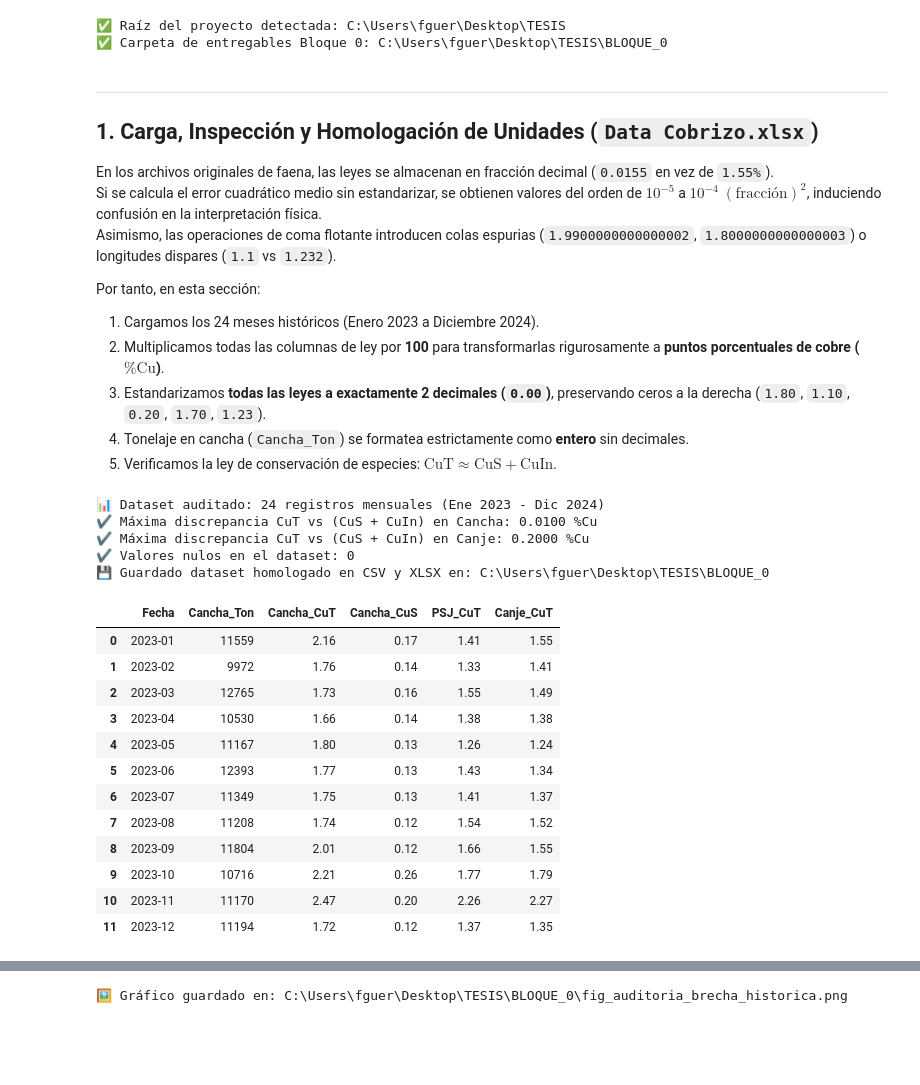
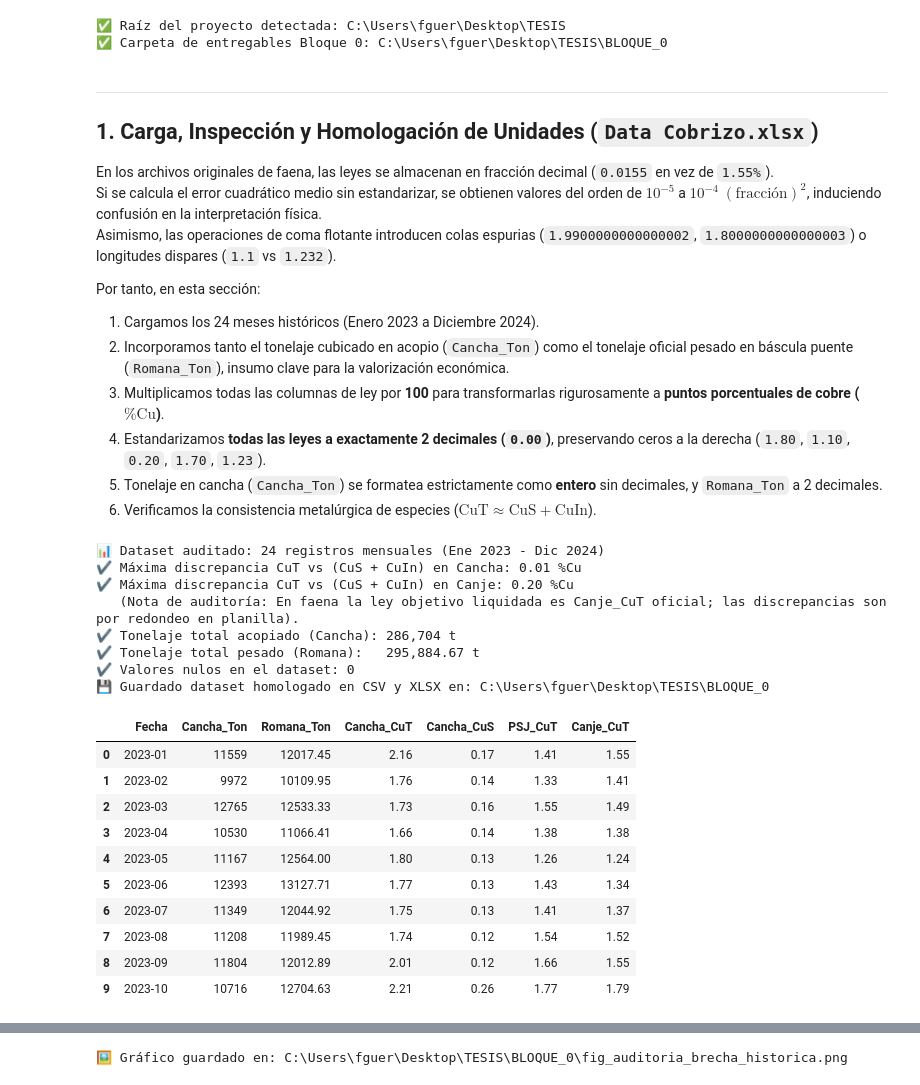
Before and after one commit to guerrafmaturana-arch/TESIS, a Jupyter notebook: BLOQUE_0/00_auditoria_datos.ipynb, the cells around one changed output, grey strips where cells are left out. Drawn from its saved outputs; the diff is of its cells as text; code cells hidden in the pictures; blank space fills up the shorter version.

Commit message:
feat(bloque-0): sincronizar informe tecnico y datasets con revision de auditoria v2.1 (Romana_Ton, formato de decimales y formulas ENAMI)

```diff
--- a/BLOQUE_0/00_auditoria_datos.ipynb
+++ b/BLOQUE_0/00_auditoria_datos.ipynb
@@ -71,18 +71,20 @@ Asimismo, las operaciones de coma flotante introducen colas espurias (`1.9900000
 
 Por tanto, en esta sección:
 1. Cargamos los 24 meses históricos (Enero 2023 a Diciembre 2024).
-2. Multiplicamos todas las columnas de ley por **100** para transformarlas rigurosamente a **puntos porcentuales de cobre ($\%\text{Cu}$)**.
-3. Estandarizamos **todas las leyes a exactamente 2 decimales (`0.00`)**, preservando ceros a la derecha (`1.80`, `1.10`, `0.20`, `1.70`, `1.23`).
-4. Tonelaje en cancha (`Cancha_Ton`) se formatea estrictamente como **entero** sin decimales.
-5. Verificamos la ley de conservación de especies: $\text{CuT} \approx \text{CuS} + \text{CuIn}$.
+2. Incorporamos tanto el tonelaje cubicado en acopio (`Cancha_Ton`) como el tonelaje oficial pesado en báscula puente (`Romana_Ton`), insumo clave para la valorización económica.
+3. Multiplicamos todas las columnas de ley por **100** para transformarlas rigurosamente a **puntos porcentuales de cobre ($\%\text{Cu}$)**.
+4. Estandarizamos **todas las leyes a exactamente 2 decimales (`0.00`)**, preservando ceros a la derecha (`1.80`, `1.10`, `0.20`, `1.70`, `1.23`).
+5. Tonelaje en cancha (`Cancha_Ton`) se formatea estrictamente como **entero** sin decimales, y `Romana_Ton` a 2 decimales.
+6. Verificamos la consistencia metalúrgica de especies ($\text{CuT} \approx \text{CuS} + \text{CuIn}$).
 # %%
-# Carga directa del archivo de faena y homologación estricta de 2 decimales
+# Carga directa del archivo de faena y homologación estricta
 excel_path = os.path.join(data_cobrizo_dir, 'Data Cobrizo.xlsx')
 raw_df = pd.read_excel(excel_path, header=None)
 
 # Extracción de filas 2 a 25 (24 meses de balance 2023-2024)
 dates = pd.to_datetime(raw_df.iloc[2:26, 3]).dt.strftime('%Y-%m')
 cancha_ton = raw_df.iloc[2:26, 8].astype(int)
+romana_ton = raw_df.iloc[2:26, 12].astype(float) # Pesaje oficial de báscula
 
 # Columnas de leyes: conversión a %Cu y redondeo a exactamente 2 decimales
 grade_columns_raw = {
@@ -100,24 +102,29 @@ grade_columns_raw = {
 df_audit = pd.DataFrame({
     'Fecha': dates.values,
     'Mes_Num': np.arange(1, 25, dtype=int),
-    'Cancha_Ton': cancha_ton.values
+    'Cancha_Ton': cancha_ton.values,
+    'Romana_Ton': romana_ton.round(2).values
 })
 
 for col_name, series_val in grade_columns_raw.items():
     df_audit[col_name] = series_val.round(2).values
 
-# Verificación de consistencia metalúrgica: CuT = CuS + CuIn
+# Verificación de consistencia metalúrgica: CuT vs (CuS + CuIn)
 cancha_diff = np.abs(df_audit['Cancha_CuT'] - (df_audit['Cancha_CuS'] + df_audit['Cancha_CuIn']))
 canje_diff = np.abs(df_audit['Canje_CuT'] - (df_audit['Canje_CuS'] + df_audit['Canje_CuIn']))
 
 print(f"📊 Dataset auditado: {len(df_audit)} registros mensuales (Ene 2023 - Dic 2024)")
-print(f"✔️ Máxima discrepancia CuT vs (CuS + CuIn) en Cancha: {cancha_diff.max():.4f} %Cu")
-print(f"✔️ Máxima discrepancia CuT vs (CuS + CuIn) en Canje: {canje_diff.max():.4f} %Cu")
+print(f"✔️ Máxima discrepancia CuT vs (CuS + CuIn) en Cancha: {cancha_diff.max():.2f} %Cu")
+print(f"✔️ Máxima discrepancia CuT vs (CuS + CuIn) en Canje: {canje_diff.max():.2f} %Cu")
+print(f"   (Nota de auditoría: En faena la ley objetivo liquidada es Canje_CuT oficial; las discrepancias son por redondeo en planilla).")
+print(f"✔️ Tonelaje total acopiado (Cancha): {df_audit['Cancha_Ton'].sum():,d} t")
+print(f"✔️ Tonelaje total pesado (Romana):   {df_audit['Romana_Ton'].sum():,.2f} t")
 print(f"✔️ Valores nulos en el dataset: {df_audit.isna().sum().sum()}")
 
 # Exportación CSV con formato estricto de 2 decimales (preservando ceros finales)
 grade_cols_list = list(grade_columns_raw.keys())
 df_csv_export = df_audit.copy()
+df_csv_export['Romana_Ton'] = df_csv_export['Romana_Ton'].apply(lambda x: f"{x:.2f}")
 for col in grade_cols_list:
     df_csv_export[col] = df_csv_export[col].apply(lambda x: f"{x:.2f}")
 
@@ -125,7 +132,7 @@ for target_folder in [bloque_dir, data_cobrizo_dir]:
     csv_file = os.path.join(target_folder, 'DATASET_AUDITADO_N24.csv')
     df_csv_export.to_csv(csv_file, index=False)
 
-# Exportación Excel (.xlsx) con estilos profesionales y número de decimales estricto (0.00)
+# Exportación Excel (.xlsx) con estilos profesionales
 for target_folder in [bloque_dir, data_cobrizo_dir]:
     xlsx_file = os.path.join(target_folder, 'DATASET_AUDITADO_N24.xlsx')
     wb = openpyxl.Workbook()
@@ -133,7 +140,6 @@ for target_folder in [bloque_dir, data_cobrizo_dir]:
     ws.title = "Dataset_Auditado_N24"
     ws.views.sheetView[0].showGridLines = True
 
-    # Encabezados
     headers = list(df_audit.columns)
     ws.append(headers)
 
@@ -154,58 +160,60 @@ for target_folder in [bloque_dir, data_cobrizo_dir]:
         cell.alignment = header_align
         cell.border = thin_border
 
-    # Filas de datos
     for r_idx, row_data in enumerate(df_audit.itertuples(index=False), start=2):
         for c_idx, val in enumerate(row_data, start=1):
             cell = ws.cell(row=r_idx, column=c_idx, value=val)
             cell.border = thin_border
             cell.font = Font(name="Calibri", size=10)
             col_name = headers[c_idx - 1]
 
             if col_name == 'Fecha':
                 cell.alignment = Alignment(horizontal="center")
             elif col_name == 'Mes_Num':
                 cell.alignment = Alignment(horizontal="center")
                 cell.number_format = '0'
             elif col_name == 'Cancha_Ton':
                 cell.alignment = Alignment(horizontal="right")
                 cell.number_format = '#,##0'
+            elif col_name == 'Romana_Ton':
+                cell.alignment = Alignment(horizontal="right")
+                cell.number_format = '#,##0.00'
             else: # Leyes %Cu
                 cell.alignment = Alignment(horizontal="right")
                 cell.number_format = '0.00' # Estricto 2 decimales
 
-    # Autoajuste de anchos de columna
     for col in ws.columns:
         max_len = max(len(str(cell.value or '')) for cell in col)
         col_letter = get_column_letter(col[0].column)
         ws.column_dimensions[col_letter].width = max(max_len + 3, 12)
 
     ws.row_dimensions[1].height = 25
     wb.save(xlsx_file)
 
 print(f"💾 Guardado dataset homologado en CSV y XLSX en: {bloque_dir}")
 
-# Vista previa con formateo de 2 decimales uniforme
-df_csv_export[['Fecha', 'Cancha_Ton', 'Cancha_CuT', 'Cancha_CuS', 'PSJ_CuT', 'Canje_CuT']].head(12)
+# Vista previa
+df_csv_export[['Fecha', 'Cancha_Ton', 'Romana_Ton', 'Cancha_CuT', 'Cancha_CuS', 'PSJ_CuT', 'Canje_CuT']].head(10)
 # %% [output]
 📊 Dataset auditado: 24 registros mensuales (Ene 2023 - Dic 2024)
-✔️ Máxima discrepancia CuT vs (CuS + CuIn) en Cancha: 0.0100 %Cu
-✔️ Máxima discrepancia CuT vs (CuS + CuIn) en Canje: 0.2000 %Cu
+✔️ Máxima discrepancia CuT vs (CuS + CuIn) en Cancha: 0.01 %Cu
+✔️ Máxima discrepancia CuT vs (CuS + CuIn) en Canje: 0.20 %Cu
+   (Nota de auditoría: En faena la ley objetivo liquidada es Canje_CuT oficial; las discrepancias son por redondeo en planilla).
+✔️ Tonelaje total acopiado (Cancha): 286,704 t
+✔️ Tonelaje total pesado (Romana):   295,884.67 t
 ✔️ Valores nulos en el dataset: 0
 💾 Guardado dataset homologado en CSV y XLSX en: C:\Users\fguer\Desktop\TESIS\BLOQUE_0
-|  | Fecha | Cancha_Ton | Cancha_CuT | Cancha_CuS | PSJ_CuT | Canje_CuT |
-| 0 | 2023-01 | 11559 | 2.16 | 0.17 | 1.41 | 1.55 |
-| 1 | 2023-02 | 9972 | 1.76 | 0.14 | 1.33 | 1.41 |
-| 2 | 2023-03 | 12765 | 1.73 | 0.16 | 1.55 | 1.49 |
-| 3 | 2023-04 | 10530 | 1.66 | 0.14 | 1.38 | 1.38 |
-| 4 | 2023-05 | 11167 | 1.80 | 0.13 | 1.26 | 1.24 |
-| 5 | 2023-06 | 12393 | 1.77 | 0.13 | 1.43 | 1.34 |
-| 6 | 2023-07 | 11349 | 1.75 | 0.13 | 1.41 | 1.37 |
-| 7 | 2023-08 | 11208 | 1.74 | 0.12 | 1.54 | 1.52 |
-| 8 | 2023-09 | 11804 | 2.01 | 0.12 | 1.66 | 1.55 |
-| 9 | 2023-10 | 10716 | 2.21 | 0.26 | 1.77 | 1.79 |
-| 10 | 2023-11 | 11170 | 2.47 | 0.20 | 2.26 | 2.27 |
-| 11 | 2023-12 | 11194 | 1.72 | 0.12 | 1.37 | 1.35 |
+|  | Fecha | Cancha_Ton | Romana_Ton | Cancha_CuT | Cancha_CuS | PSJ_CuT | Canje_CuT |
+| 0 | 2023-01 | 11559 | 12017.45 | 2.16 | 0.17 | 1.41 | 1.55 |
+| 1 | 2023-02 | 9972 | 10109.95 | 1.76 | 0.14 | 1.33 | 1.41 |
+| 2 | 2023-03 | 12765 | 12533.33 | 1.73 | 0.16 | 1.55 | 1.49 |
+| 3 | 2023-04 | 10530 | 11066.41 | 1.66 | 0.14 | 1.38 | 1.38 |
+| 4 | 2023-05 | 11167 | 12564.00 | 1.80 | 0.13 | 1.26 | 1.24 |
+| 5 | 2023-06 | 12393 | 13127.71 | 1.77 | 0.13 | 1.43 | 1.34 |
+| 6 | 2023-07 | 11349 | 12044.92 | 1.75 | 0.13 | 1.41 | 1.37 |
+| 7 | 2023-08 | 11208 | 11989.45 | 1.74 | 0.12 | 1.54 | 1.52 |
+| 8 | 2023-09 | 11804 | 12012.89 | 2.01 | 0.12 | 1.66 | 1.55 |
+| 9 | 2023-10 | 10716 | 12704.63 | 2.21 | 0.26 | 1.77 | 1.79 |
 # %% [markdown]
 ---
 ## 2. Reconciliación Matemática y Demostración del Indicador "MECM = 26%"
```
Also changed, not shown: parts of 6 cells of this notebook, 8 other files.
